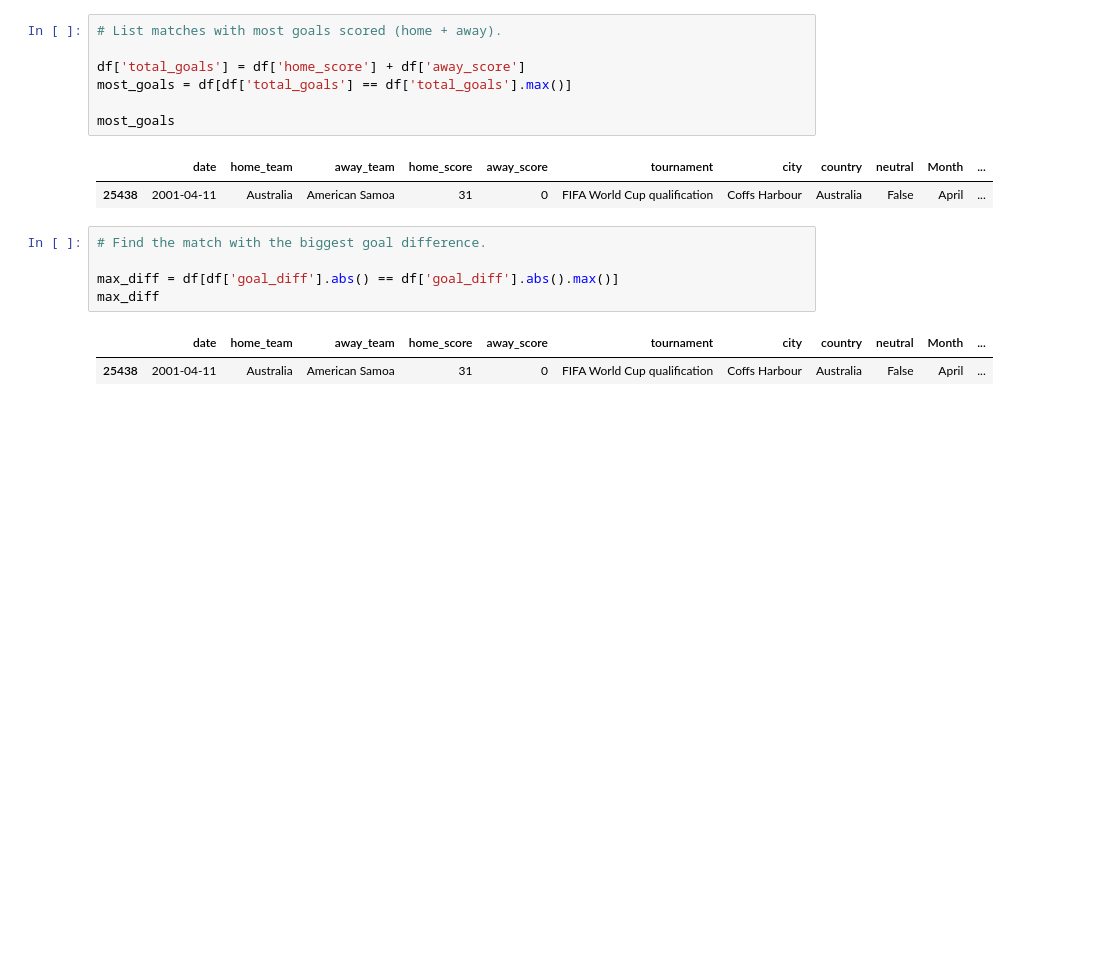
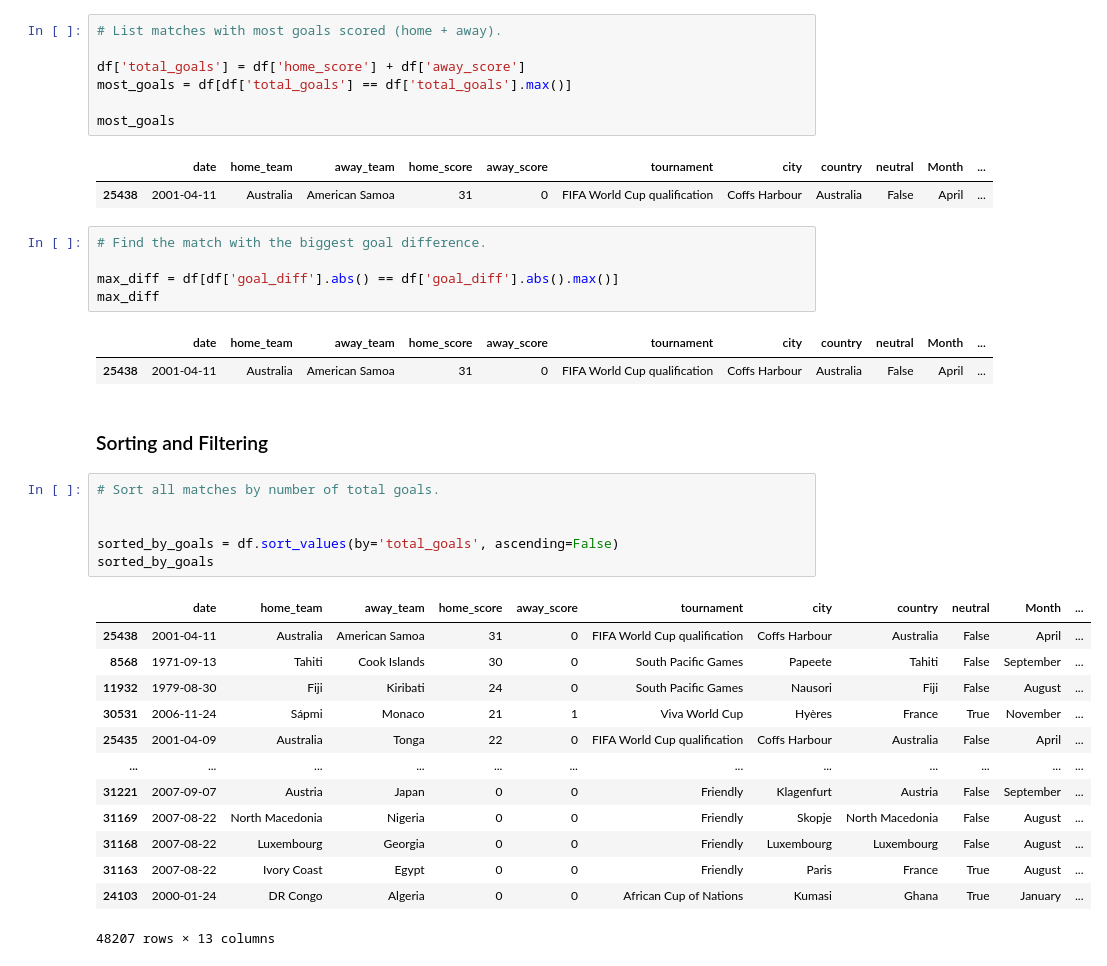
Before and after one commit to Ambily313/FIFA-World-Cup-Matches-Analysis-with-Pandas, a Jupyter notebook: fifa.ipynb, the cells around one changed output. Saved outputs shown, nothing was run; the diff lists cells and outputs as text; blank space fills up the shorter version.

```diff
--- a/fifa.ipynb
+++ b/fifa.ipynb
@@ -397,3 +395,25 @@ max_diff
 # %% [output]
 |  | date | home_team | away_team | home_score | away_score | tournament | city | country | neutral | Month | ... |
 | 25438 | 2001-04-11 | Australia | American Samoa | 31 | 0 | FIFA World Cup qualification | Coffs Harbour | Australia | False | April | ... |
+# %% [markdown]
+### Sorting and Filtering
+# %%
+# Sort all matches by number of total goals.
+
+
+sorted_by_goals = df.sort_values(by='total_goals', ascending=False)
+sorted_by_goals
+# %% [output]
+|  | date | home_team | away_team | home_score | away_score | tournament | city | country | neutral | Month | ... |
+| 25438 | 2001-04-11 | Australia | American Samoa | 31 | 0 | FIFA World Cup qualification | Coffs Harbour | Australia | False | April | ... |
+| 8568 | 1971-09-13 | Tahiti | Cook Islands | 30 | 0 | South Pacific Games | Papeete | Tahiti | False | September | ... |
+| 11932 | 1979-08-30 | Fiji | Kiribati | 24 | 0 | South Pacific Games | Nausori | Fiji | False | August | ... |
+| 30531 | 2006-11-24 | Sápmi | Monaco | 21 | 1 | Viva World Cup | Hyères | France | True | November | ... |
+| 25435 | 2001-04-09 | Australia | Tonga | 22 | 0 | FIFA World Cup qualification | Coffs Harbour | Australia | False | April | ... |
+| ... | ... | ... | ... | ... | ... | ... | ... | ... | ... | ... | ... |
+| 31221 | 2007-09-07 | Austria | Japan | 0 | 0 | Friendly | Klagenfurt | Austria | False | September | ... |
+| 31169 | 2007-08-22 | North Macedonia | Nigeria | 0 | 0 | Friendly | Skopje | North Macedonia | False | August | ... |
+| 31168 | 2007-08-22 | Luxembourg | Georgia | 0 | 0 | Friendly | Luxembourg | Luxembourg | False | August | ... |
+| 31163 | 2007-08-22 | Ivory Coast | Egypt | 0 | 0 | Friendly | Paris | France | True | August | ... |
+| 24103 | 2000-01-24 | DR Congo | Algeria | 0 | 0 | African Cup of Nations | Kumasi | Ghana | True | January | ... |
+48207 rows × 13 columns
```
Also changed, not shown: parts of 14 cells of this notebook.
